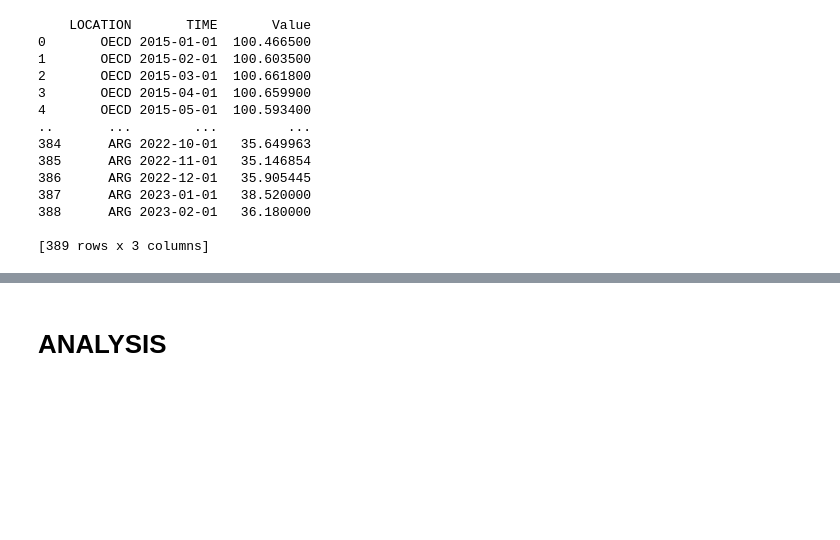
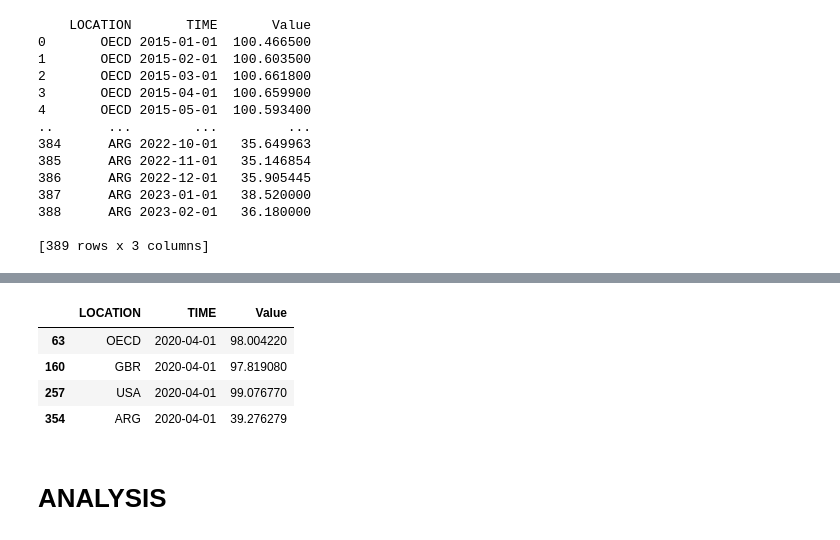
Before and after one commit to natmonge/UCDPA_NataliaMongelos, a Jupyter notebook: Data_Analytics_Project.ipynb, the cells around one changed output, grey strips where cells are left out. Saved outputs shown, nothing was run; the diff lists cells and outputs as text; code cells hidden in the pictures; blank space fills up the shorter version.

```diff
--- a/Data_Analytics_Project.ipynb
+++ b/Data_Analytics_Project.ipynb
@@ -206,3 +217,12 @@ print(ALL_CCI)
+# %%
+#Find the entries for a specific date
+ALL_CCI_grouped.get_group('2020-04-01')
+# %% [output]
+|  | LOCATION | TIME | Value |
+| 63 | OECD | 2020-04-01 | 98.004220 |
+| 160 | GBR | 2020-04-01 | 97.819080 |
+| 257 | USA | 2020-04-01 | 99.076770 |
+| 354 | ARG | 2020-04-01 | 39.276279 |
 # %% [markdown]
 # ANALYSIS
 # %%
```
Also changed, not shown: parts of 14 cells of this notebook.
